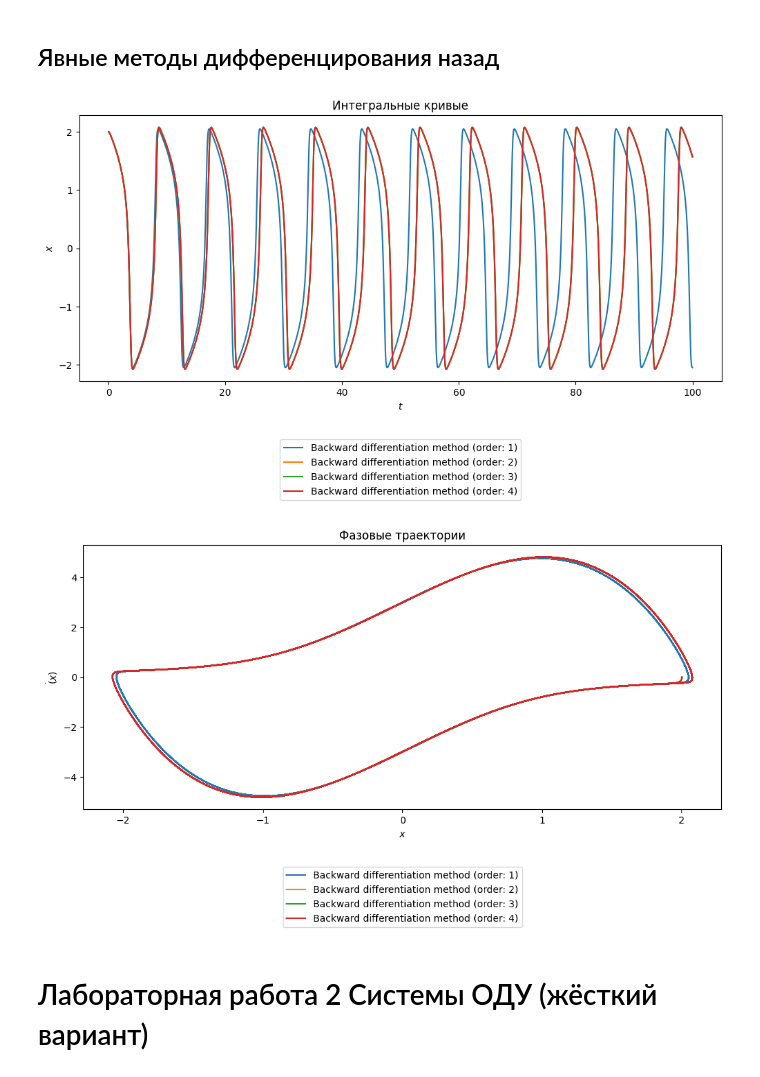
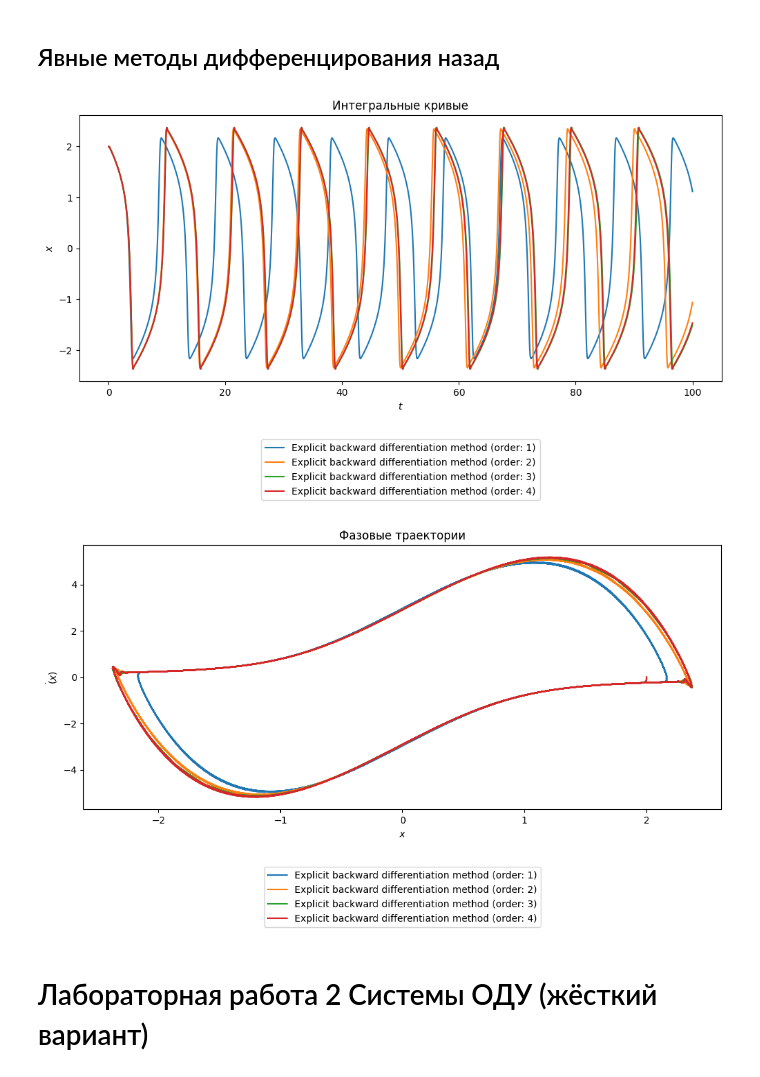
Before and after one commit to vlad-cool/MiptCompMath, a Jupyter notebook: task6.ipynb, the cells around one changed output. Saved outputs shown, nothing was run; the diff lists cells and outputs as text; code cells hidden in the pictures.

```diff
--- a/task6.ipynb
+++ b/task6.ipynb
@@ -4,7 +4,15 @@ import matplotlib.pyplot as plt
 
 %matplotlib inline
 # %%
-epsilon = 1e-9
+epsilon = 1e-5
+
+def close_enough(A, B, epsilon=epsilon):
+    if A == B:
+        return True
+
+    exponent = np.floor(np.log10(A))
+
+    return np.abs(A - B) < 10 ** exponent * epsilon
 
 def solve_linear_system(A, f, epsilon=epsilon): # Методом Зейделя
     N = len(f)
@@ -17,7 +25,7 @@ def solve_linear_system(A, f, epsilon=epsilon): # Методом Зейделя
     def norm(vec):
         return np.max(np.abs(vec))
 
-    while norm(A @ x_old - f) >= epsilon:
+    while not close_enough(norm(A @ x_old - f), 0, epsilon=epsilon):
         for i in range(N):
             x_new[i] = 0
             for j in range(i):
@@ -46,14 +54,14 @@ def solve_newton(f, x, epsilon=epsilon):
 
     N = len(f_flat(x))
 
-    while np.sum(np.abs(f_flat(x.reshape(original_shape)))) > epsilon:
+    while not close_enough(np.sum(np.abs(f_flat(x.reshape(original_shape)))), 0):
         J = np.array([[0.0] * N] * N)
 
         for i in range(N):
             for j in range(N):
                 J[i][j] = derivative(f_flat, x, i, j)
 
-        x = x + solve_linear_system(J, -f_flat(x))
+        x = x + solve_linear_system(J, -f_flat(x), epsilon=epsilon)
 
     return x.reshape(original_shape)
 
@@ -227,7 +235,7 @@ def f(t, x):
 ## Методы Рунге-Кутта
 [Источник](https://en.wikipedia.org/wiki/List_of_Runge%E2%80%93Kutta_methods)
 # %%
-tau = 0.01
+tau = 0.05
 t_stop = 100
 
 class RungeKuttaMethod:
@@ -327,7 +335,7 @@ plot_solutions(methods)
 # %% [markdown]
 ## Методы Адамса
 # %%
-tau = 0.01
+tau = 0.05
 t_stop = 100
 
 class AdamsMethod:
@@ -392,67 +400,67 @@ plot_solutions(methods)
 # %% [markdown]
 ## Явные методы дифференцирования назад
 # %%
-tau = 0.01
+tau = 0.05
 t_stop = 100
-class BackwardDiffenetiationMethod:
+class ExplicitBackwardDiffenetiationMethod:
     def __init__(self, order: int):
-        self.name = "Backward differentiation method"
+        self.name = "Explicit backward differentiation method"
         self.order = order
         self.solution = None
 
     def set_solution(self, t, x, x_dot):
         self.solution = Solution(t, x, x_dot)
 
-methods: list[BackwardDiffenetiationMethod] = []
+methods: list[ExplicitBackwardDiffenetiationMethod] = []
 
 methods.append(
-    BackwardDiffenetiationMethod(
+    ExplicitBackwardDiffenetiationMethod(
         1,
     )
 )
 
 methods.append(
-    BackwardDiffenetiationMethod(
+    ExplicitBackwardDiffenetiationMethod(
         2,
     )
 )
 
 methods.append(
-    BackwardDiffenetiationMethod(
+    ExplicitBackwardDiffenetiationMethod(
         3,
     )
 )
 
 methods.append(
-    BackwardDiffenetiationMethod(
+    ExplicitBackwardDiffenetiationMethod(
         4,
     )
 )
 
 for method in methods:
     t = [0]
     i = 1
 
     x = [
         np.array([2.0, 0.0])
     ]
 
 
     while tau * i <= t_stop:
         t.append(tau * i)
         x.append(solve_backward_differentiation_explicit(tau, t[i - 1], x, f, method.order))
         i += 1
 
     method.set_solution(
         t,
         np.array([a[0] for a in x]),
         np.array([a[1] for a in x]),
     )
 
 plot_solutions(methods)
 # %% [output]
-[figure, old version]
+[figure, new version]
-[figure, old version]
+[figure, new version]
 # %% [markdown]
 # Лабораторная работа 2 Системы ОДУ (жёсткий вариант)
 # %% [markdown]
```
Also changed, not shown: parts of 5 cells of this notebook.
